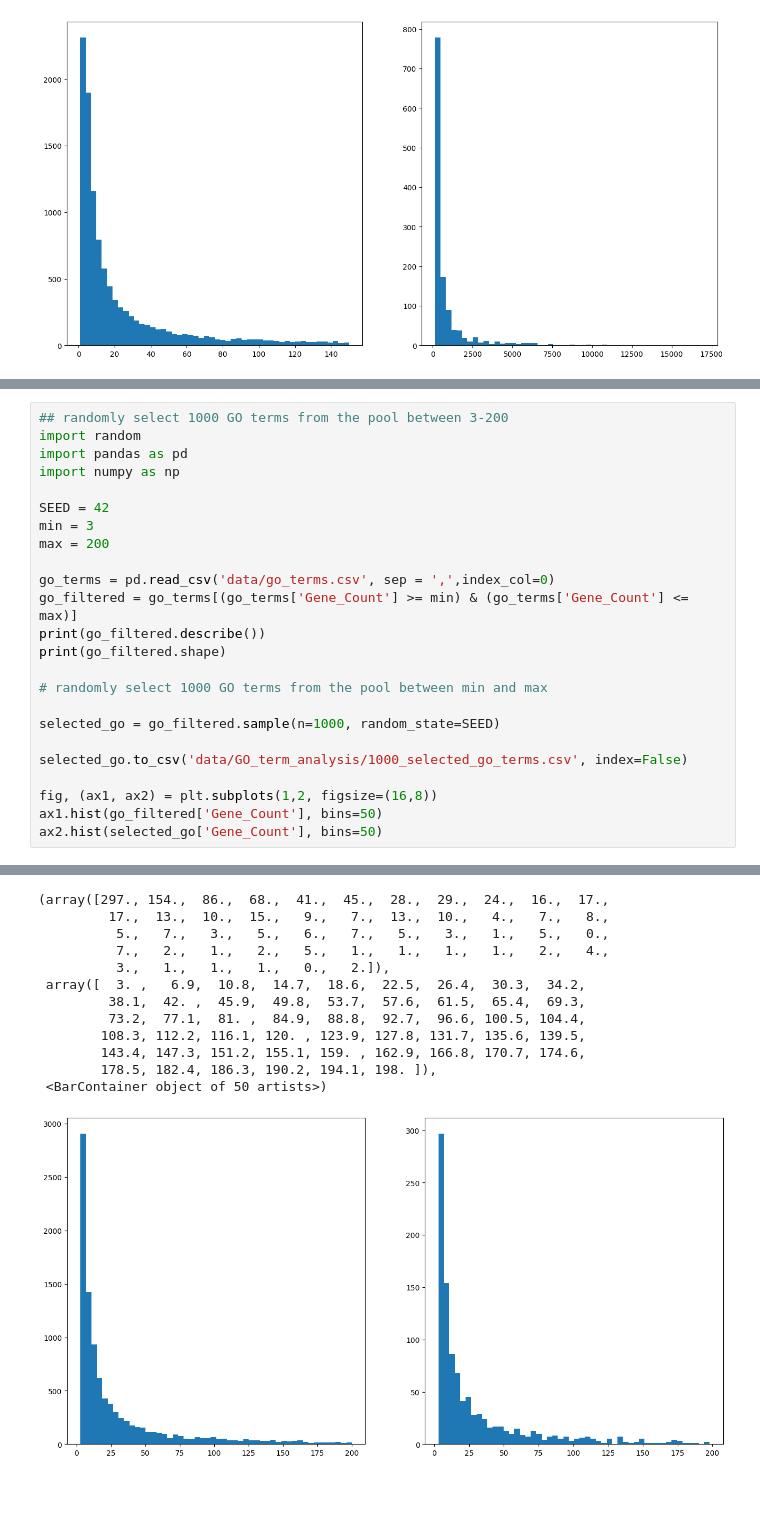
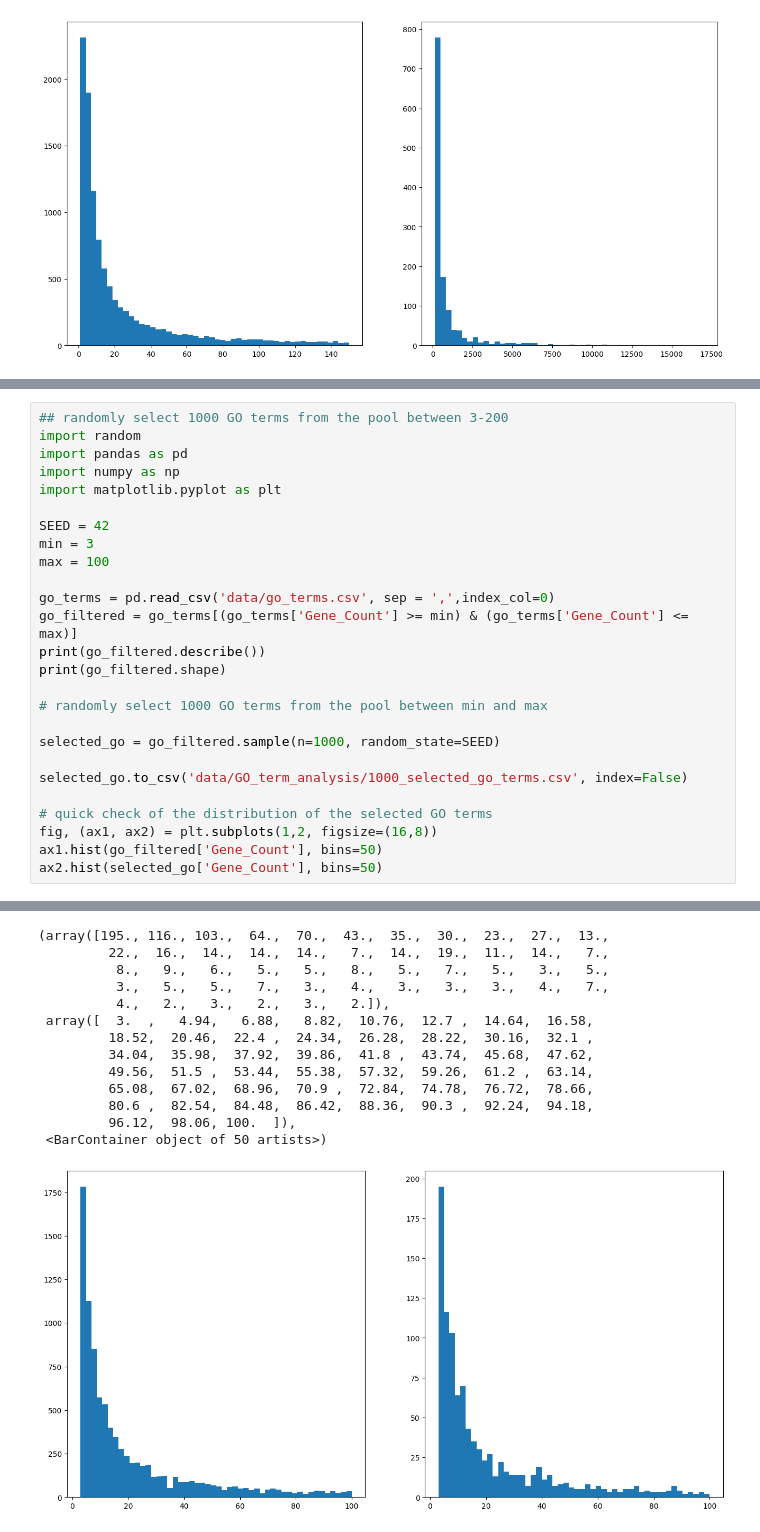
Before and after one commit to idekerlab/llm_evaluation_for_gene_set_interpretation, a Jupyter notebook: 0.[Prep GO]Download_and_parse_GO.ipynb, the cells around one changed output, grey strips where cells are left out. Saved outputs shown, nothing was run; the diff lists cells and outputs as text; blank space fills up the shorter version.

```diff
--- a/0.[Prep GO]Download_and_parse_GO.ipynb
+++ b/0.[Prep GO]Download_and_parse_GO.ipynb
@@ -133,10 +133,11 @@ go_terms[(go_terms['Gene_Count'] >= 3) & (go_terms['Gene_Count'] <= 200)].shape[
 import random
 import pandas as pd
 import numpy as np
+import matplotlib.pyplot as plt
 
 SEED = 42
 min = 3
-max = 200
+max = 100
 
 go_terms = pd.read_csv('data/go_terms.csv', sep = ',',index_col=0)
 go_filtered = go_terms[(go_terms['Gene_Count'] >= min) & (go_terms['Gene_Count'] <= max)]
@@ -149,6 +150,7 @@ selected_go = go_filtered.sample(n=1000, random_state=SEED)
 
 selected_go.to_csv('data/GO_term_analysis/1000_selected_go_terms.csv', index=False)
 
+# quick check of the distribution of the selected GO terms
 fig, (ax1, ax2) = plt.subplots(1,2, figsize=(16,8))
 ax1.hist(go_filtered['Gene_Count'], bins=50)
 ax2.hist(selected_go['Gene_Count'], bins=50)
@@ -166,16 +168,17 @@ max     200.000000
-(array([297., 154.,  86.,  68.,  41.,  45.,  28.,  29.,  24.,  16.,  17.,
-         17.,  13.,  10.,  15.,   9.,   7.,  13.,  10.,   4.,   7.,   8.,
-          5.,   7.,   3.,   5.,   6.,   7.,   5.,   3.,   1.,   5.,   0.,
-          7.,   2.,   1.,   2.,   5.,   1.,   1.,   1.,   1.,   2.,   4.,
-          3.,   1.,   1.,   1.,   0.,   2.]),
- array([  3. ,   6.9,  10.8,  14.7,  18.6,  22.5,  26.4,  30.3,  34.2,
-         38.1,  42. ,  45.9,  49.8,  53.7,  57.6,  61.5,  65.4,  69.3,
-         73.2,  77.1,  81. ,  84.9,  88.8,  92.7,  96.6, 100.5, 104.4,
-        108.3, 112.2, 116.1, 120. , 123.9, 127.8, 131.7, 135.6, 139.5,
-        143.4, 147.3, 151.2, 155.1, 159. , 162.9, 166.8, 170.7, 174.6,
-        178.5, 182.4, 186.3, 190.2, 194.1, 198. ]),
+(array([195., 116., 103.,  64.,  70.,  43.,  35.,  30.,  23.,  27.,  13.,
+         22.,  16.,  14.,  14.,  14.,   7.,  14.,  19.,  11.,  14.,   7.,
+          8.,   9.,   6.,   5.,   5.,   8.,   5.,   7.,   5.,   3.,   5.,
+          3.,   5.,   5.,   7.,   3.,   4.,   3.,   3.,   3.,   4.,   7.,
+          4.,   2.,   3.,   2.,   3.,   2.]),
+ array([  3.  ,   4.94,   6.88,   8.82,  10.76,  12.7 ,  14.64,  16.58,
+         18.52,  20.46,  22.4 ,  24.34,  26.28,  28.22,  30.16,  32.1 ,
+         34.04,  35.98,  37.92,  39.86,  41.8 ,  43.74,  45.68,  47.62,
+         49.56,  51.5 ,  53.44,  55.38,  57.32,  59.26,  61.2 ,  63.14,
+         65.08,  67.02,  68.96,  70.9 ,  72.84,  74.78,  76.72,  78.66,
+         80.6 ,  82.54,  84.48,  86.42,  88.36,  90.3 ,  92.24,  94.18,
+         96.12,  98.06, 100.  ]),
  <BarContainer object of 50 artists>)
-[figure, old version]
+[figure, new version]
 # %%
 print(selected_go.describe())
 selected_go.head()
```
Also changed, not shown: parts of 4 cells of this notebook, 7 other files.
